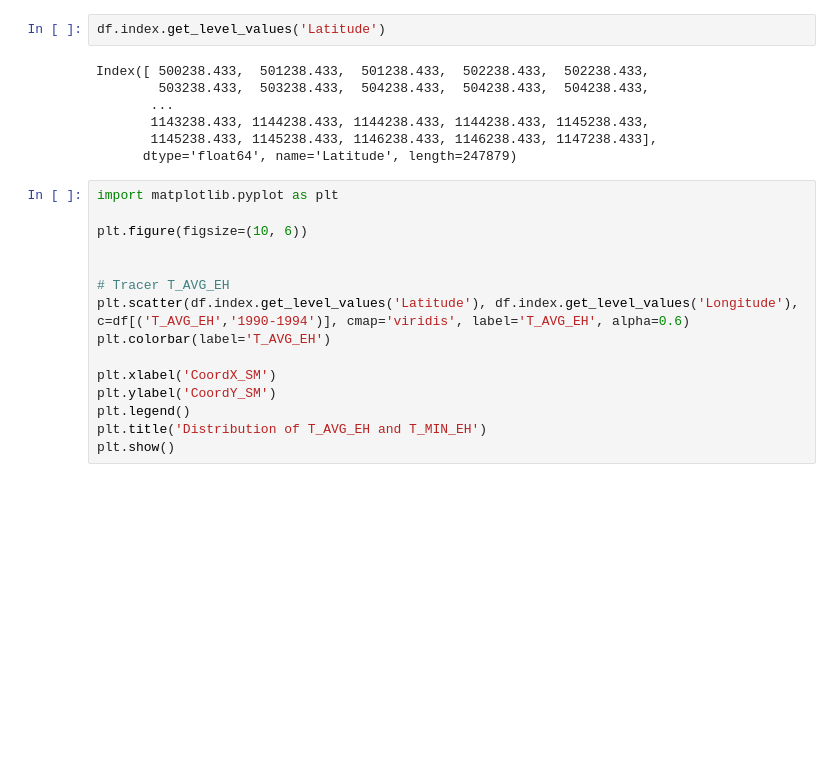
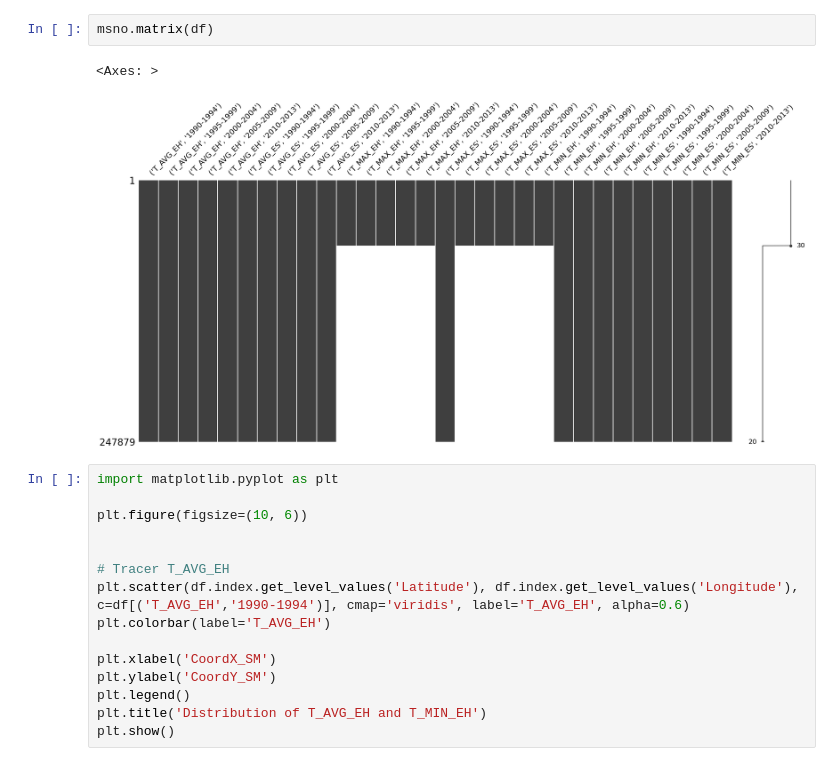
Before and after one commit to tutur90/Weather-Forecast, a Jupyter notebook: Map_forcast.ipynb, the cells around one changed output. Saved outputs shown, nothing was run; the diff lists cells and outputs as text; blank space fills up the shorter version.

```diff
--- a/Map_forcast.ipynb
+++ b/Map_forcast.ipynb
@@ -43,15 +41,11 @@ df
 |  | 9892716.35 | 25.246185 | 25.386656 | 25.582197 | 25.325857 | 25.273676 | 25.996260 | 26.471587 | 25.857181 | ... |
 | 1147238.433 | 9891716.35 | 25.252752 | 25.395376 | 25.590020 | 25.333612 | 25.281513 | 26.003556 | 26.484082 | 25.863806 | ... |
 247879 rows × 30 columns
-# %%
-df.index.get_level_values('Latitude')
-# %% [output]
-Index([ 500238.433,  501238.433,  501238.433,  502238.433,  502238.433,
-        503238.433,  503238.433,  504238.433,  504238.433,  504238.433,
-       ...
-       1143238.433, 1144238.433, 1144238.433, 1144238.433, 1145238.433,
-       1145238.433, 1145238.433, 1146238.433, 1146238.433, 1147238.433],
-      dtype='float64', name='Latitude', length=247879)
+# %%
+msno.matrix(df)
+# %% [output]
+<Axes: >
+[figure, added]
 # %%
 import matplotlib.pyplot as plt
 
```
Also changed, not shown: parts of 7 cells of this notebook, 2 other files.
